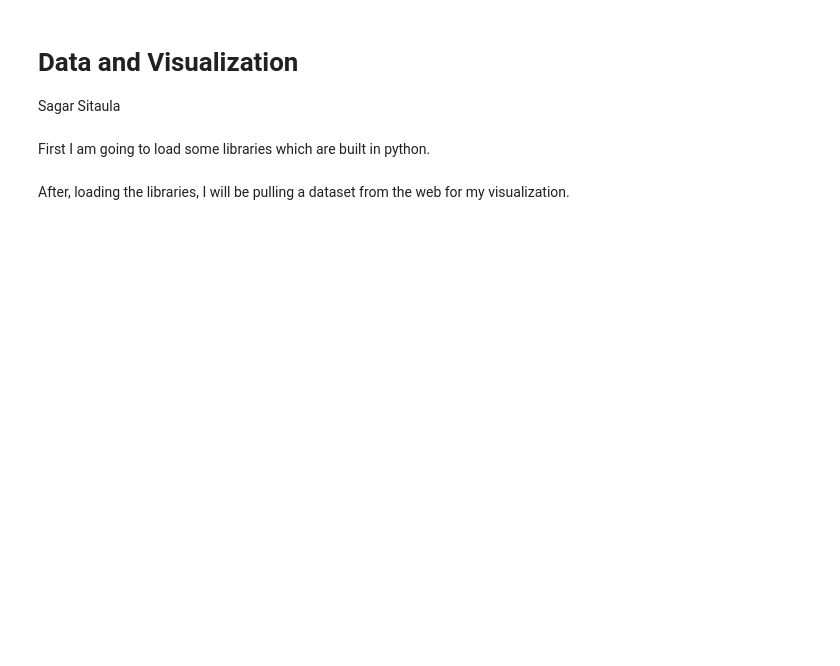
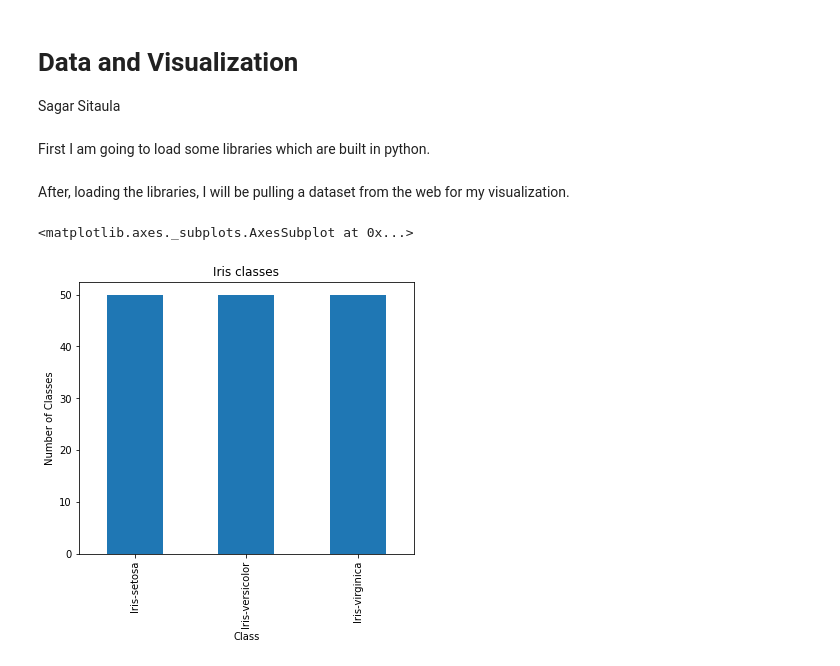
Before and after one commit to SagarSitaula1/Data-Visual, a Jupyter notebook: Datavisual.ipynb, the cells around one changed output. Saved outputs shown, nothing was run; the diff lists cells and outputs as text; code cells hidden in the pictures; blank space fills up the shorter version.

```diff
--- a/Datavisual.ipynb
+++ b/Datavisual.ipynb
@@ -16,3 +16,11 @@ import seaborn as sns
 After, loading the libraries, I will be pulling a dataset from the web for my visualization.
 # %%
 df= pd.read_csv('https://raw.githubusercontent.com/nurfnick/Data_Viz/main/iris.csv')
+# %%
+dfg = df.groupby(['Class'])['Class'].count()
+
+dfg.plot(kind='bar', title='Iris classes', ylabel='Number of Classes',
+         xlabel='Class', figsize=(6, 5))
+# %% [output]
+<matplotlib.axes._subplots.AxesSubplot at 0x...>
+[figure, added]
```
Also changed, not shown: parts of 8 cells of this notebook.
